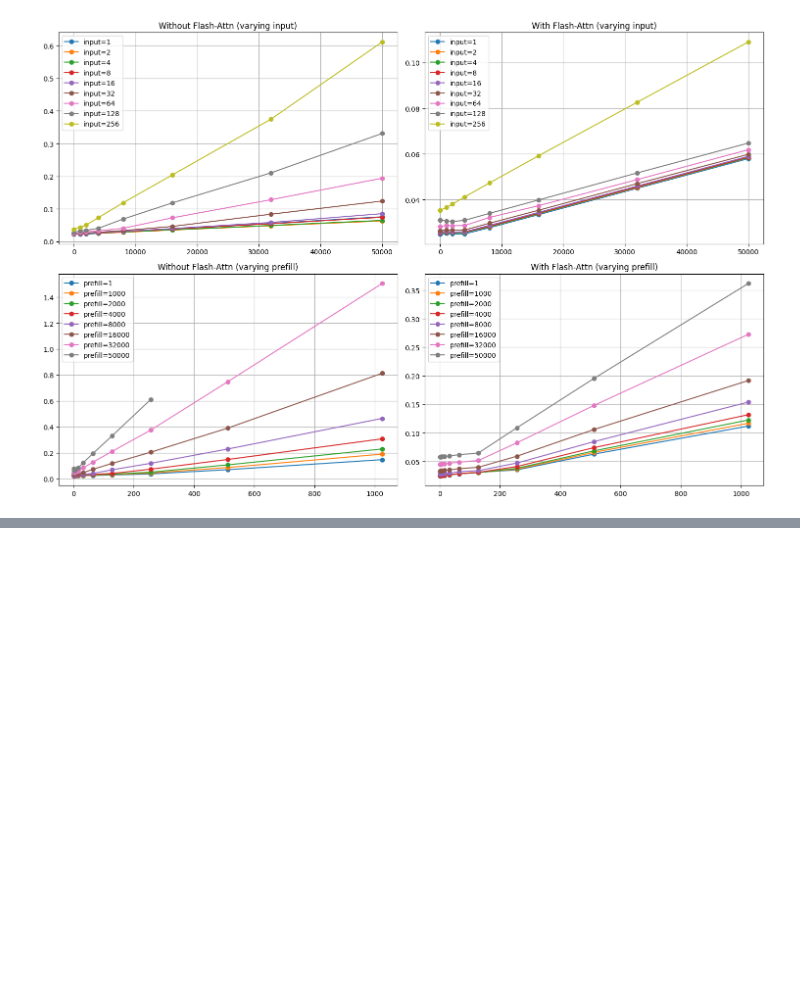
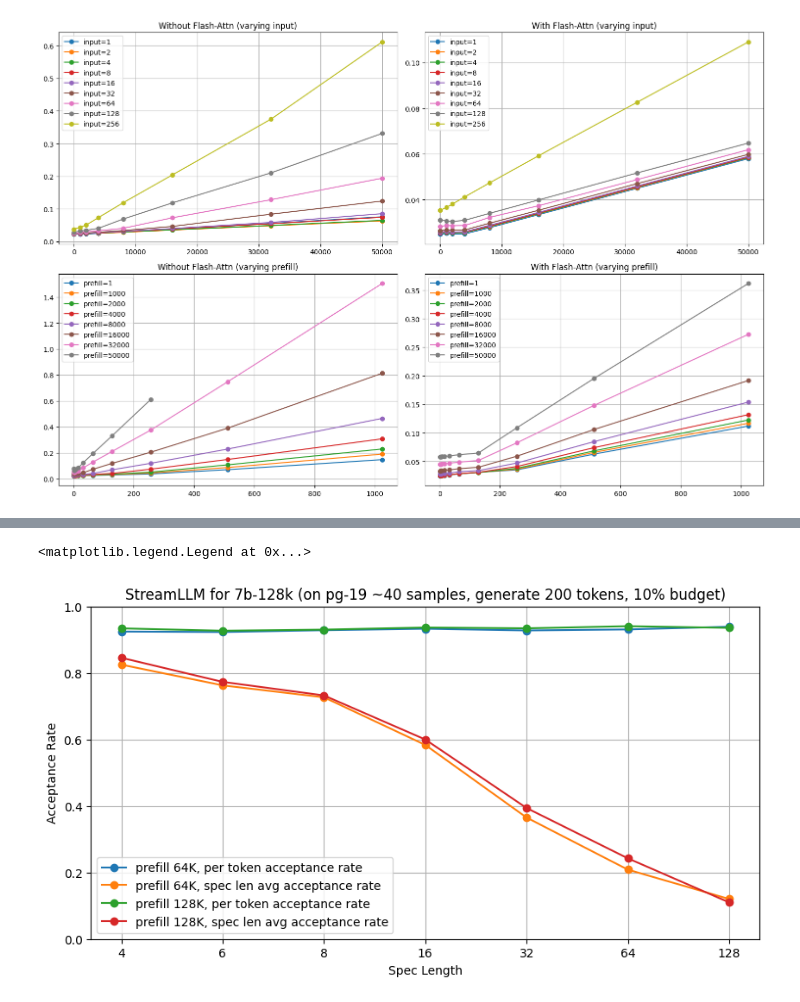
Before and after one commit to ranonrkm/TriForce-legacy, a Jupyter notebook: plot.ipynb, the cells around one changed output, grey strips where cells are left out. Saved outputs shown, nothing was run; the diff lists cells and outputs as text; code cells hidden in the pictures; blank space fills up the shorter version.

```diff
--- a/plot.ipynb
+++ b/plot.ipynb
@@ -254,0 +333,39 @@ plt.show()
+# %%
+import matplotlib.pyplot as plt
+import pandas as pd
+from utils.plot import fake2real
+
+plt.figure(figsize=(10, 5))
+plt.grid()
+plt.xlabel('Spec Length')
+plt.ylabel('Acceptance Rate')
+plt.title('StreamLLM for 7b-128k (on pg-19 ~40 samples, generate 200 tokens, 10% budget)')
+plt.ylim(0, 1)
+
+# Reading the data from the CSV files
+df = pd.read_csv('report/flash_spec_len.csv')
+df_128 = df[df['prefill'] == 128000]
+df_64 = df[df['prefill'] == 64000]
+
+x_list = sorted(df_64['gamma'].unique().tolist())
+y_list = [0.924503280069285, 0.923050566055442, 0.928551380831358, 0.933044458574329, 0.9278250592947007, 0.930952987074852, 0.9389986914396286]
+x_list = [str(x) for x in x_list]
+plt.plot(x_list, y_list, 'o-', label='prefill 64K, per token acceptance rate')
+x_list = sorted(df_64['gamma'].unique().tolist())
+y_list = [df_64[df_64['gamma'] == x]['acceptance_rate'].mean() for x in x_list]
+x_list = [str(x) for x in x_list]
+plt.plot(x_list, y_list, 'o-', label='prefill 64K, spec len avg acceptance rate')
+
+x_list = sorted(df_128['gamma'].unique().tolist())
+y_list = [0.934070573667400, 0.926892277583465, 0.930309539514725,0.93667493283,0.9342906314134596, 0.9405974704027176, 0.9356658858060837]
+x_list = [str(x) for x in x_list]
+plt.plot(x_list, y_list, 'o-', label='prefill 128K, per token acceptance rate')
+x_list = sorted(df_128['gamma'].unique().tolist())
+y_list = [df_128[df_128['gamma'] == x]['acceptance_rate'].mean() for x in x_list]
+x_list = [str(x) for x in x_list]
+plt.plot(x_list, y_list, 'o-', label='prefill 128K, spec len avg acceptance rate')
+
+plt.legend()
+# %% [output]
+<matplotlib.legend.Legend at 0x...>
+[figure, added]
```
Also changed, not shown: parts of 13 cells of this notebook, 37 other files.
